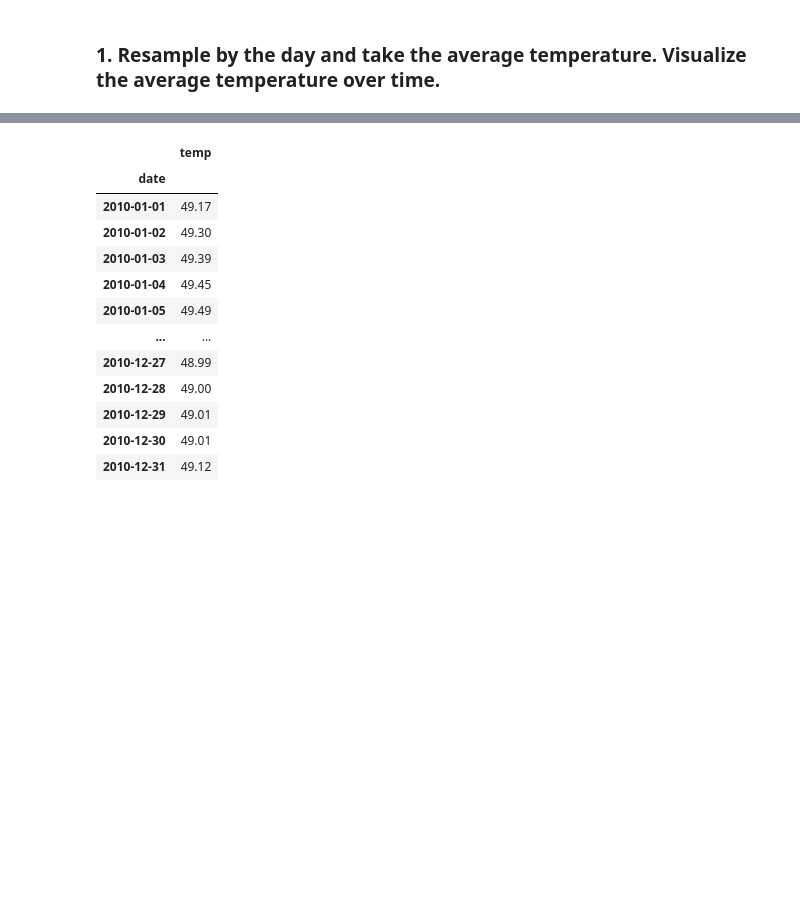
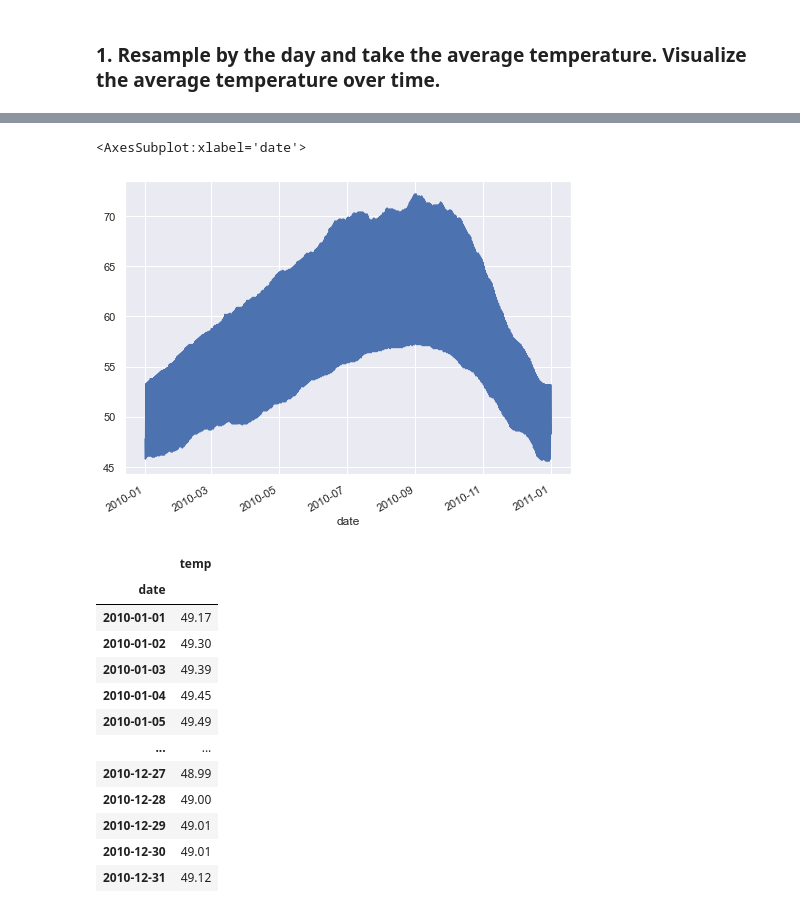
Before and after one commit to lupeluna/time-series-exercises, a Jupyter notebook: TimeSeries.ipynb, the cells around one changed output, grey strips where cells are left out. Cells and saved outputs as stored; diff of their text form; code cells hidden in the pictures; blank space fills up the shorter version.

```diff
--- a/TimeSeries.ipynb
+++ b/TimeSeries.ipynb
@@ -64,3 +53,8 @@ df
+# %%
+df.temp.plot()
+# %% [output]
+<AxesSubplot:xlabel='date'>
+[figure, added]
 # %%
 df.resample('D').mean()
 # %% [output]
```
Also changed, not shown: parts of 60 cells of this notebook.
